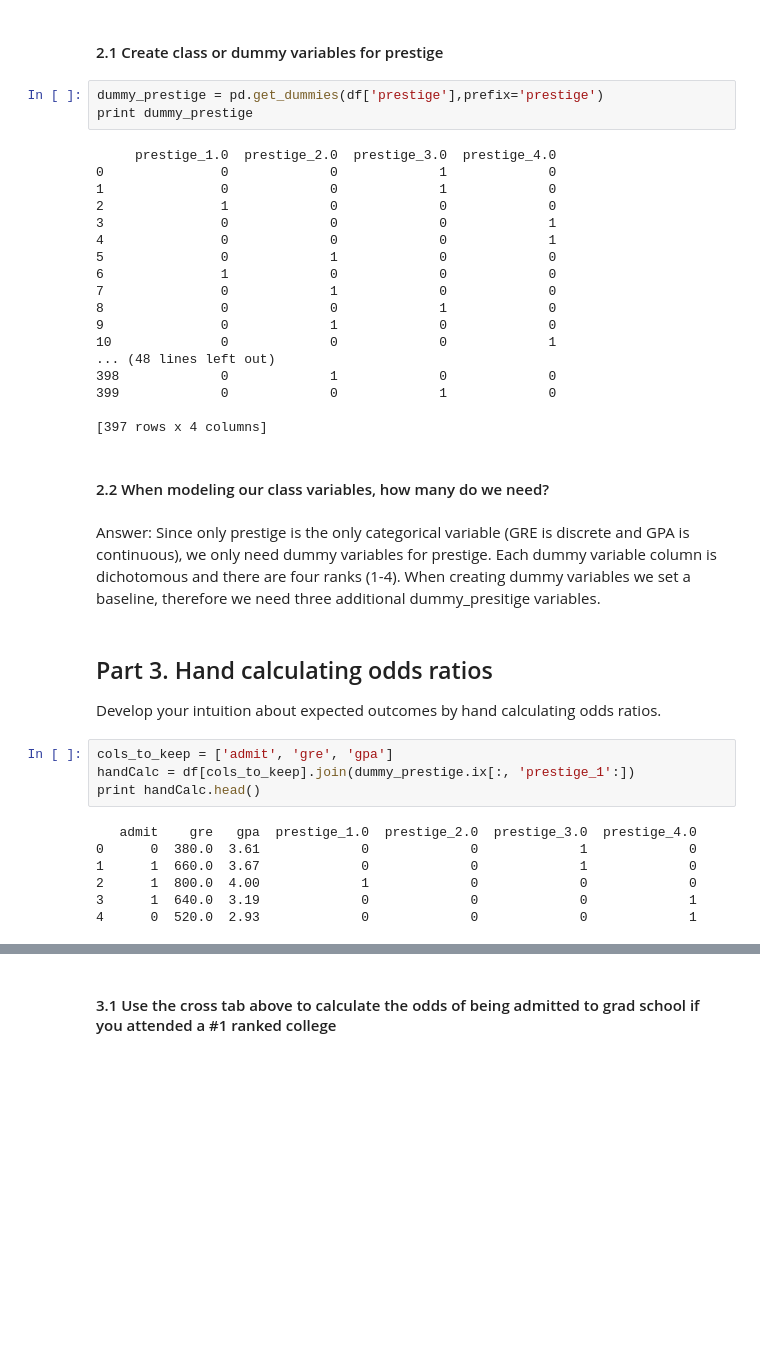
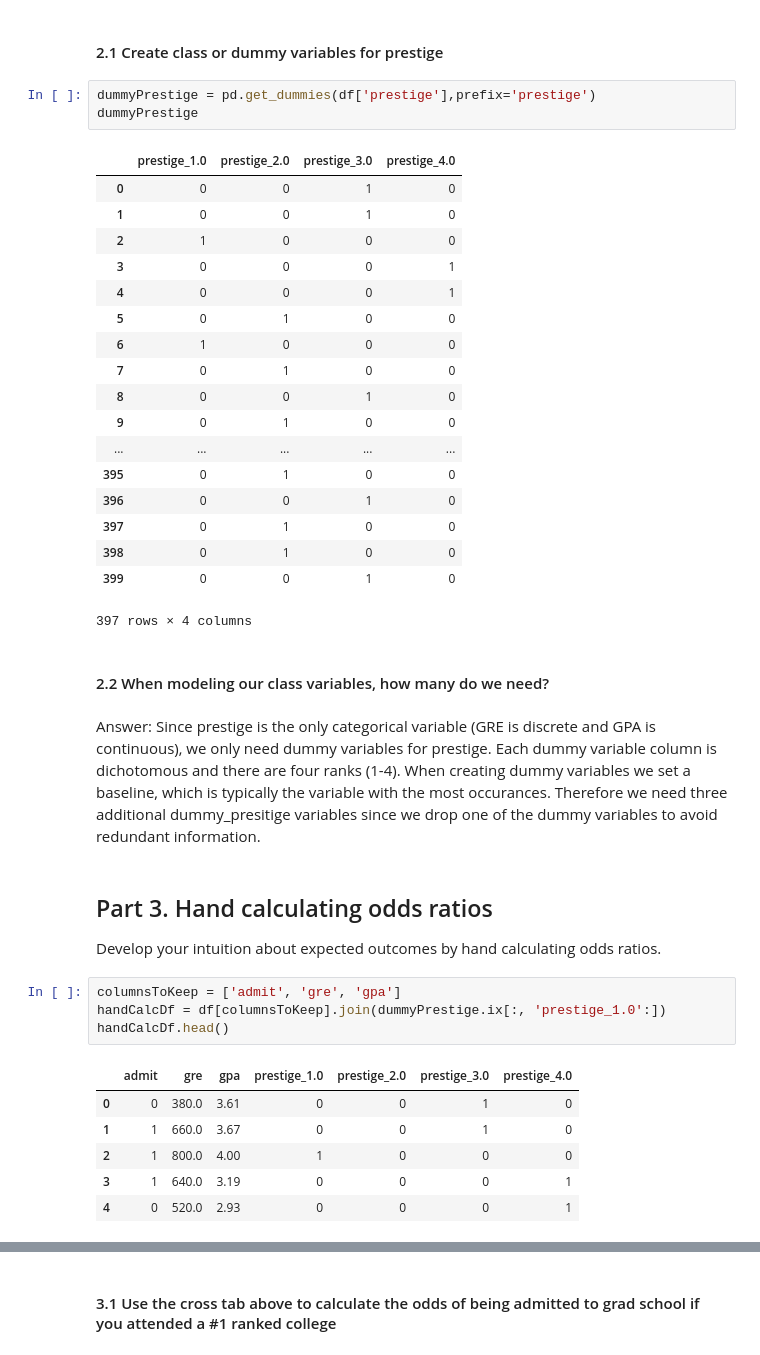
Before and after one commit to hhenningsg/Hannah-DS4, a Jupyter notebook: projects/unit-projects/project-3/starter-code/project3-starter.ipynb, the cells around one changed output, grey strips where cells are left out. Drawn from its saved outputs; the diff is of its cells as text; blank space fills up the shorter version.

```diff
--- a/projects/unit-projects/project-3/starter-code/project3-starter.ipynb
+++ b/projects/unit-projects/project-3/starter-code/project3-starter.ipynb
@@ -45,43 +41,44 @@ I will do this using Pandas "crosstab" function.  There is an 'index' argument a
 # %% [markdown]
 #### 2.1 Create class or dummy variables for prestige
 # %%
-dummy_prestige = pd.get_dummies(df['prestige'],prefix='prestige')
-print dummy_prestige
+dummyPrestige = pd.get_dummies(df['prestige'],prefix='prestige')
+dummyPrestige
 # %% [output]
+|  | prestige_1.0 | prestige_2.0 | prestige_3.0 | prestige_4.0 |
+| 0 | 0 | 0 | 1 | 0 |
+| 1 | 0 | 0 | 1 | 0 |
+| 2 | 1 | 0 | 0 | 0 |
+| 3 | 0 | 0 | 0 | 1 |
+| 4 | 0 | 0 | 0 | 1 |
+| 5 | 0 | 1 | 0 | 0 |
+| 6 | 1 | 0 | 0 | 0 |
+| 7 | 0 | 1 | 0 | 0 |
+| 8 | 0 | 0 | 1 | 0 |
+| 9 | 0 | 1 | 0 | 0 |
+| ... | ... | ... | ... | ... |
+| 395 | 0 | 1 | 0 | 0 |
+| 396 | 0 | 0 | 1 | 0 |
+| 397 | 0 | 1 | 0 | 0 |
+| 398 | 0 | 1 | 0 | 0 |
+| 399 | 0 | 0 | 1 | 0 |
-     prestige_1.0  prestige_2.0  prestige_3.0  prestige_4.0
-0               0             0             1             0
-1               0             0             1             0
-2               1             0             0             0
-3               0             0             0             1
-4               0             0             0             1
-5               0             1             0             0
-6               1             0             0             0
-7               0             1             0             0
-8               0             0             1             0
-9               0             1             0             0
-10              0             0             0             1
-... (48 lines left out)
-398             0             1             0             0
-399             0             0             1             0
-
-[397 rows x 4 columns]
+397 rows × 4 columns
 # %% [markdown]
 #### 2.2 When modeling our class variables, how many do we need?
 # %% [markdown]
-Answer: Since only prestige is the only categorical variable (GRE is discrete and GPA is continuous), we only need dummy variables for prestige.  Each dummy variable column is dichotomous and there are four ranks (1-4).  When creating dummy variables we set a baseline, therefore we need three additional dummy_presitige variables.
+Answer: Since prestige is the only categorical variable (GRE is discrete and GPA is continuous), we only need dummy variables for prestige.  Each dummy variable column is dichotomous and there are four ranks (1-4).  When creating dummy variables we set a baseline, which is typically the variable with the most occurances.  Therefore we need three additional dummy_presitige variables since we drop one of the dummy variables to avoid redundant information.
 # %% [markdown]
 ## Part 3. Hand calculating odds ratios
 
 Develop your intuition about expected outcomes by hand calculating odds ratios.
 # %%
-cols_to_keep = ['admit', 'gre', 'gpa']
-handCalc = df[cols_to_keep].join(dummy_prestige.ix[:, 'prestige_1':])
-print handCalc.head()
+columnsToKeep = ['admit', 'gre', 'gpa']
+handCalcDf = df[columnsToKeep].join(dummyPrestige.ix[:, 'prestige_1.0':])
+handCalcDf.head()
 # %% [output]
-   admit    gre   gpa  prestige_1.0  prestige_2.0  prestige_3.0  prestige_4.0
-0      0  380.0  3.61             0             0             1             0
-1      1  660.0  3.67             0             0             1             0
-2      1  800.0  4.00             1             0             0             0
-3      1  640.0  3.19             0             0             0             1
-4      0  520.0  2.93             0             0             0             1
+|  | admit | gre | gpa | prestige_1.0 | prestige_2.0 | prestige_3.0 | prestige_4.0 |
+| 0 | 0 | 380.0 | 3.61 | 0 | 0 | 1 | 0 |
+| 1 | 1 | 660.0 | 3.67 | 0 | 0 | 1 | 0 |
+| 2 | 1 | 800.0 | 4.00 | 1 | 0 | 0 | 0 |
+| 3 | 1 | 640.0 | 3.19 | 0 | 0 | 0 | 1 |
+| 4 | 0 | 520.0 | 2.93 | 0 | 0 | 0 | 1 |
 # %%
```
Also changed, not shown: parts of 50 cells of this notebook, 21 other files.
